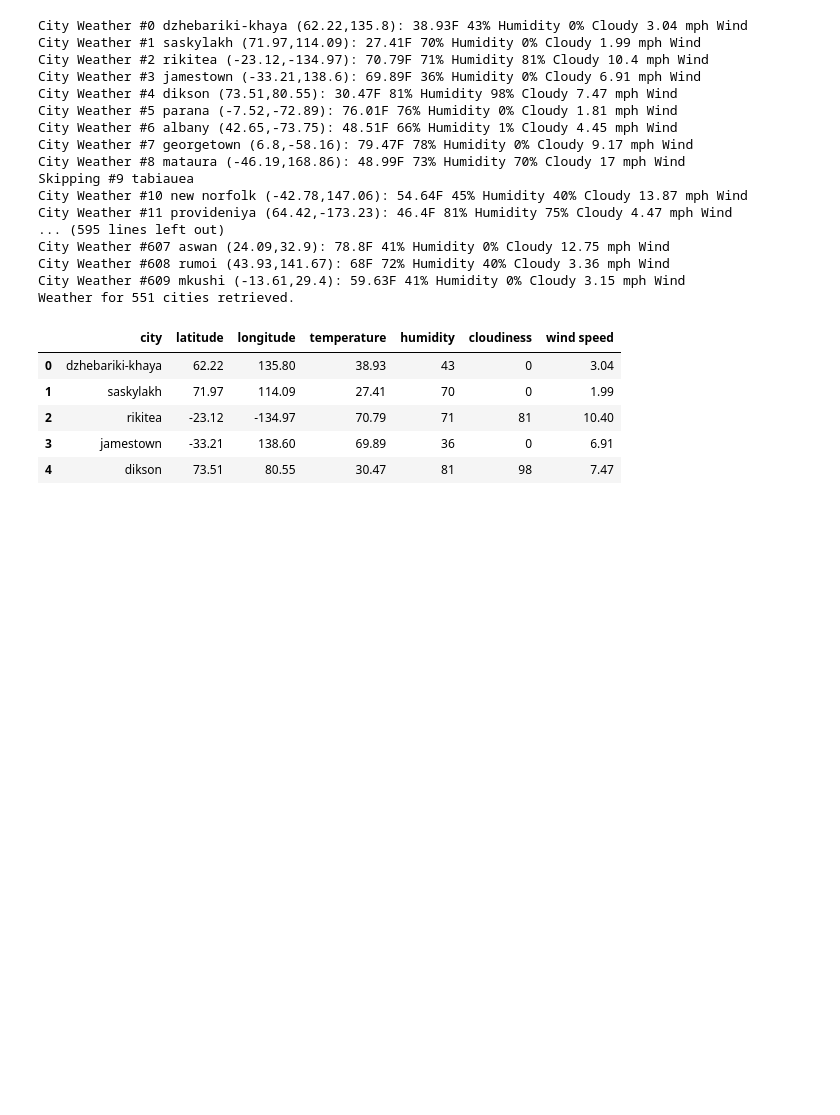
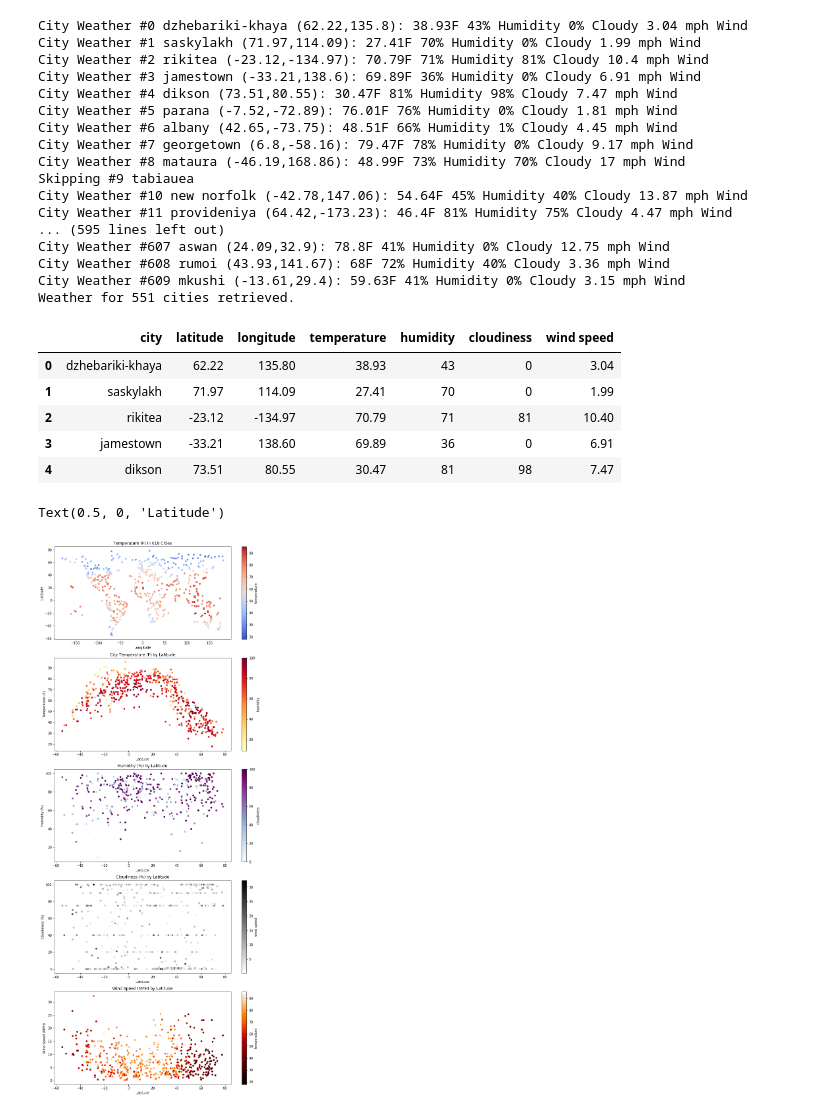
Before and after one commit to janinewhite/python-api-challenge, a Jupyter notebook: WeatherPy/Solution.ipynb, the cells around one changed output. Cells and saved outputs as stored; diff of their text form; code cells hidden in the pictures; blank space fills up the shorter version.

```diff
--- a/WeatherPy/Solution.ipynb
+++ b/WeatherPy/Solution.ipynb
@@ -72,17 +72,17 @@ def get_city_weather(city):
     weather = weather_response.json()
     latitude = weather["coord"]["lat"]
     longitude = weather["coord"]["lon"]
-    temperature = weather["main"]["temp"]
+    max_temp = weather["main"]["temp_max"]
     humidity = weather["main"]["humidity"]
     cloudiness = weather["clouds"]["all"]
     wind_speed = weather["wind"]["speed"]
-    return {"city":city,
-            "latitude":latitude,
-            "longitude":longitude,
-            "temperature":temperature,
-            "humidity":humidity,
-            "cloudiness":cloudiness,
-            "wind speed":wind_speed}
+    return {"City":city,
+            "Latitude":latitude,
+            "Longitude":longitude,
+            "Maximum Temperature (F)":max_temp,
+            "Humidity (%)":humidity,
+            "Cloudiness (%)":cloudiness,
+            "Wind Speed (MPH)":wind_speed}
 # %%
 # Initialize dataframe
 city_num = 0
@@ -128,3 +128,53 @@ Weather for 551 cities retrieved.
 | 2 | rikitea | -23.12 | -134.97 | 70.79 | 71 | 81 | 10.40 |
 | 3 | jamestown | -33.21 | 138.60 | 69.89 | 36 | 0 | 6.91 |
 | 4 | dikson | 73.51 | 80.55 | 30.47 | 81 | 98 | 7.47 |
+# %%
+fig = plt.figure(figsize=(12,30))
+ax0 = fig.add_subplot(511)
+citydf.plot.scatter(x='Longitude',
+                    y='Latitude',
+                    c='Maximum Temperature (F)',
+                    colormap='coolwarm',
+                    title=f"Maximum Temperature (F) in {str(total_cities)} Cities",
+                    ax=ax0)
+#ax0.set_ylabel("Latitude")
+#ax0.set_xlabel("Longitude")
+ax1 = fig.add_subplot(512)
+citydf.plot.scatter(x='Latitude',
+                    y='Maximum Temperature (F)',
+                    c='Humidity (%)',
+                    colormap='YlOrRd',
+                    title=f"Maximum Temperature (F) by Latitude",
+                    ax=ax1)
+#ax1.set_ylabel("Temperature (F)")
+#ax1.set_xlabel("Latitude")
+ax2 = fig.add_subplot(513)
+citydf.plot.scatter(x='Latitude',
+                    y='Humidity (%)',
+                    c='Cloudiness (%)',
+                    colormap='BuPu',
+                    title=f"Humidity (%) by Latitude",
+                    ax=ax2)
+#ax2.set_ylabel("Humidity (%)")
+#ax2.set_xlabel("Latitude")
+ax3 = fig.add_subplot(514)
+citydf.plot.scatter(x='Latitude',
+                    y='Cloudiness (%)',
+                    c='Wind Speed (MPH)',
+                    colormap='binary',
+                    title=f"Cloudiness (%) by Latitude",
+                    ax=ax3)
+#ax3.set_ylabel("Cloudiness (%)")
+#ax3.set_xlabel("Latitude")
+ax4 = fig.add_subplot(515)
+citydf.plot.scatter(x='Latitude',
+                    y='Wind Speed (MPH)',
+                    c='Maximum Temperature (F)',
+                    colormap='gist_heat',
+                    title=f"Wind Speed (MPH) by Latitude",
+                    ax=ax4)
+#ax4.set_ylabel("Wind Speed (MPH)")
+#ax4.set_xlabel("Latitude")
+# %% [output]
+Text(0.5, 0, 'Latitude')
+[figure, added]
```
